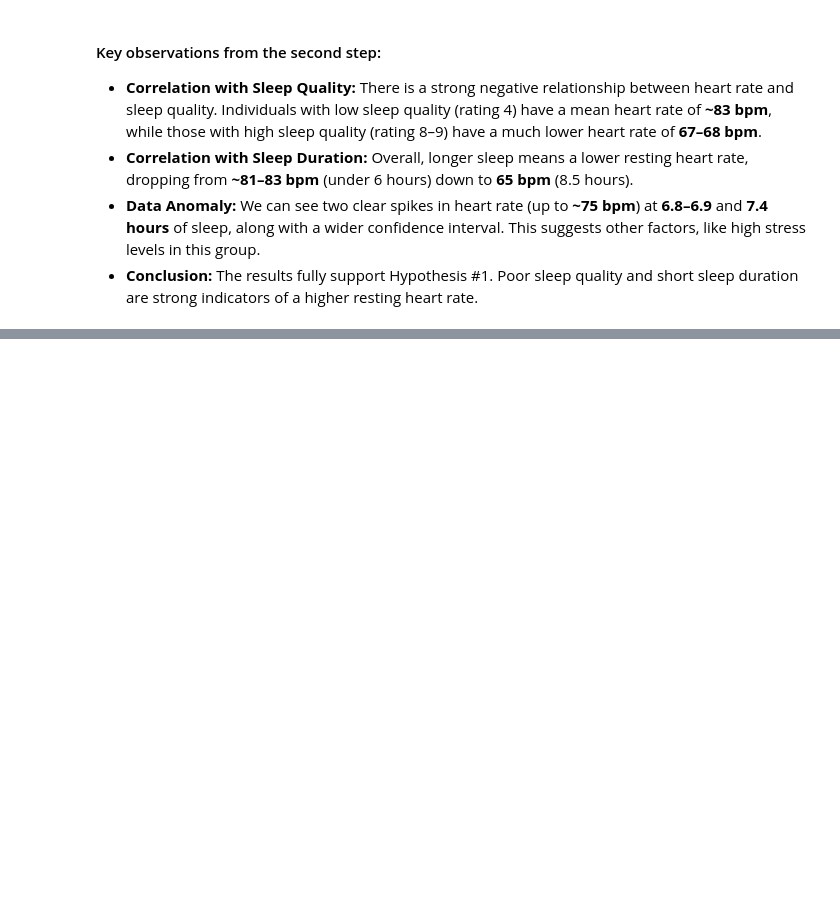
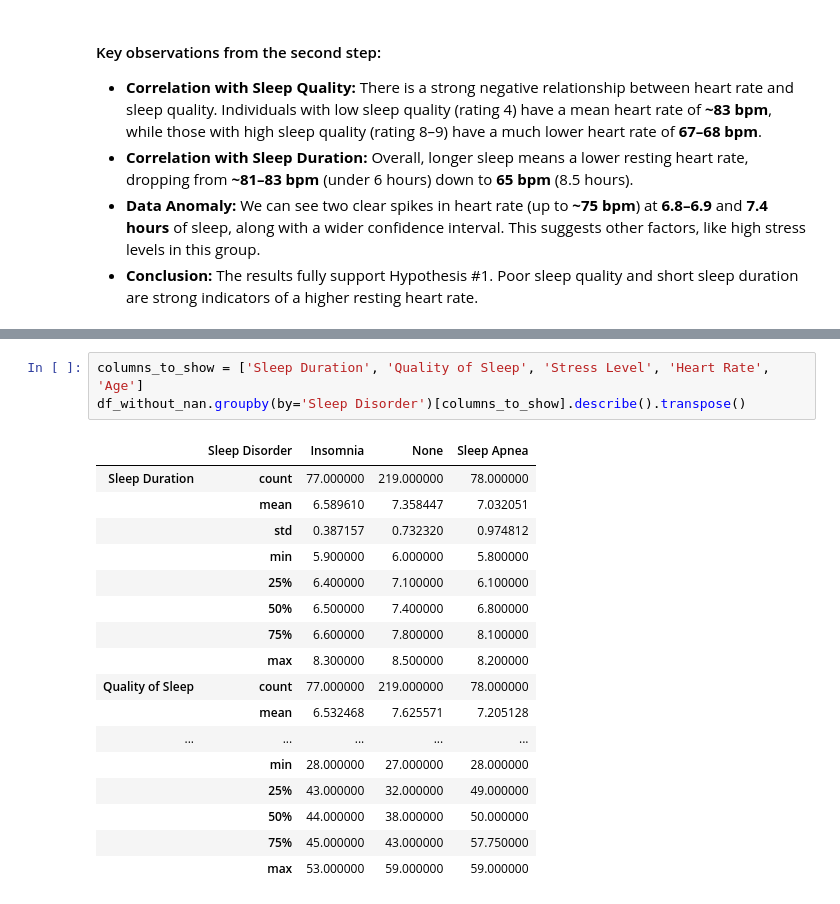
Before and after one commit to SabinaSid/Welness_sleep_analysis, a Jupyter notebook: Notebooks/eda_sleep_analysis.ipynb, the cells around one changed output, grey strips where cells are left out. Saved outputs shown, nothing was run; the diff lists cells and outputs as text; blank space fills up the shorter version.

```diff
--- a/Notebooks/eda_sleep_analysis.ipynb
+++ b/Notebooks/eda_sleep_analysis.ipynb
@@ -199,0 +221,21 @@ plt.tight_layout()
+# %%
+columns_to_show = ['Sleep Duration', 'Quality of Sleep', 'Stress Level', 'Heart Rate', 'Age']
+df_without_nan.groupby(by='Sleep Disorder')[columns_to_show].describe().transpose()
+# %% [output]
+|  | Sleep Disorder | Insomnia | None | Sleep Apnea |
+| Sleep Duration | count | 77.000000 | 219.000000 | 78.000000 |
+|  | mean | 6.589610 | 7.358447 | 7.032051 |
+|  | std | 0.387157 | 0.732320 | 0.974812 |
+|  | min | 5.900000 | 6.000000 | 5.800000 |
+|  | 25% | 6.400000 | 7.100000 | 6.100000 |
+|  | 50% | 6.500000 | 7.400000 | 6.800000 |
+|  | 75% | 6.600000 | 7.800000 | 8.100000 |
+|  | max | 8.300000 | 8.500000 | 8.200000 |
+| Quality of Sleep | count | 77.000000 | 219.000000 | 78.000000 |
+|  | mean | 6.532468 | 7.625571 | 7.205128 |
+| ... | ... | ... | ... | ... |
+|  | min | 28.000000 | 27.000000 | 28.000000 |
+|  | 25% | 43.000000 | 32.000000 | 49.000000 |
+|  | 50% | 44.000000 | 38.000000 | 50.000000 |
+|  | 75% | 45.000000 | 43.000000 | 57.750000 |
+|  | max | 53.000000 | 59.000000 | 59.000000 |
```
Also changed, not shown: parts of 3 cells of this notebook.
